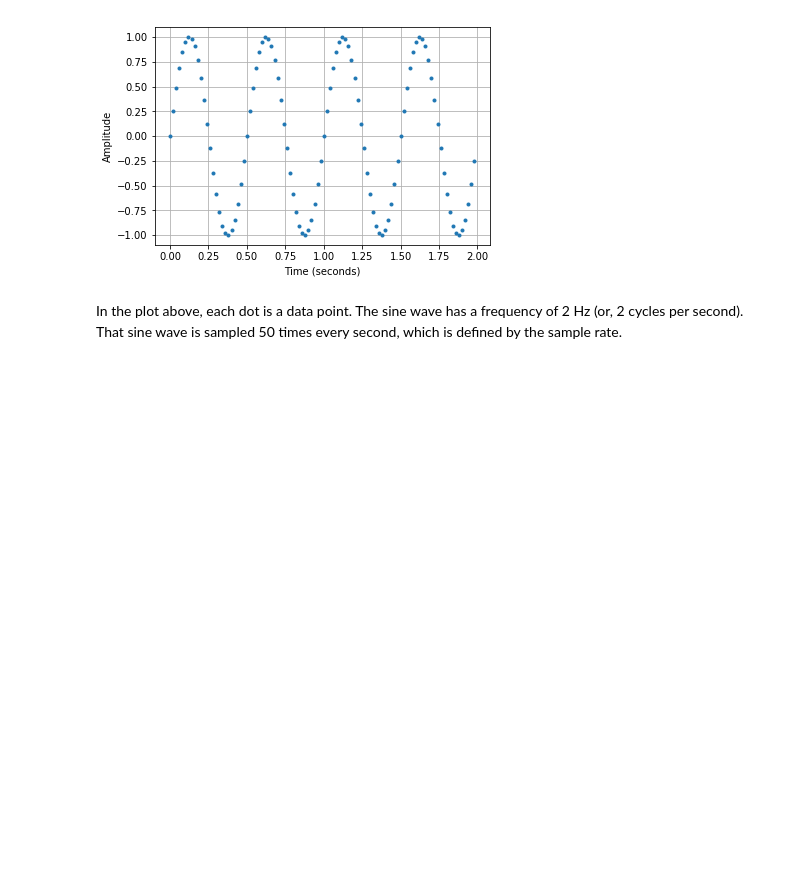
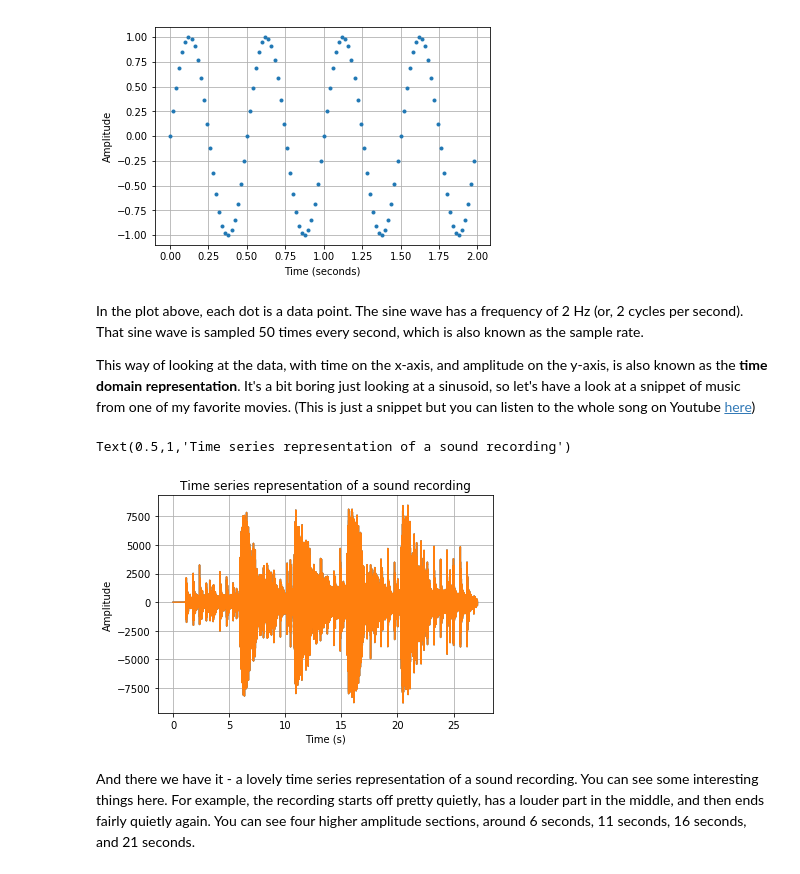
Before and after one commit to michellejw/timeseries, a Jupyter notebook: TDvsFD.ipynb, the cells around one changed output. Saved outputs shown, nothing was run; the diff lists cells and outputs as text; code cells hidden in the pictures; blank space fills up the shorter version.

```diff
--- a/TDvsFD.ipynb
+++ b/TDvsFD.ipynb
@@ -38,4 +41,28 @@ plt.show()
 # %% [output]
 [figure]
 # %% [markdown]
-In the plot above, each dot is a data point. The sine wave has a frequency of 2 Hz (or, 2 cycles per second). That sine wave is sampled 50 times every second, which is defined by the sample rate.
+In the plot above, each dot is a data point. The sine wave has a frequency of 2 Hz (or, 2 cycles per second). That sine wave is sampled 50 times every second, which is also known as the sample rate.
+
+This way of looking at the data, with time on the x-axis, and amplitude on the y-axis, is also known as the **time domain representation**. It's a bit boring just looking at a sinusoid, so let's have a look at a snippet of music from one of my favorite movies. (This is just a snippet but you can listen to the whole song on Youtube [here](https://youtu.be/AFa1-kciCb4))
+# %%
+# This function reads the wav file, and assigns teh signal to the "dat"
+# variable, and the sample rate to the "fs" variable
+# (The file was downloaded from https://en.wikipedia.org/wiki/The_Good,_the_Bad_and_the_Ugly_(theme))
+wavfile = 'good-bad-ugly-8k.wav'
+fs, dat = wf.read(wavfile)
+
+# Now let's build a time vector so we can plot it. The sound file duration (in seconds)
+# is computed from the number of samples divided by the sample rate
+duration = len(dat)/fs
+tvec = np.linspace(0,duration,len(dat))
+# %%
+plt.plot(tvec,dat)
+plt.grid()
+plt.xlabel('Time (s)')
+plt.ylabel('Amplitude')
+plt.title('Time series representation of a sound recording')
+# %% [output]
+Text(0.5,1,'Time series representation of a sound recording')
+[figure, added]
+# %% [markdown]
+And there we have it - a lovely time series representation of a sound recording. You can see some interesting things here. For example, the recording starts off pretty quietly, has a louder part in the middle, and then ends fairly quietly again. You can see four higher amplitude sections, around 6 seconds, 11 seconds, 16 seconds, and 21 seconds.
```
Also changed, not shown: parts of 2 cells of this notebook, 1 other file.
